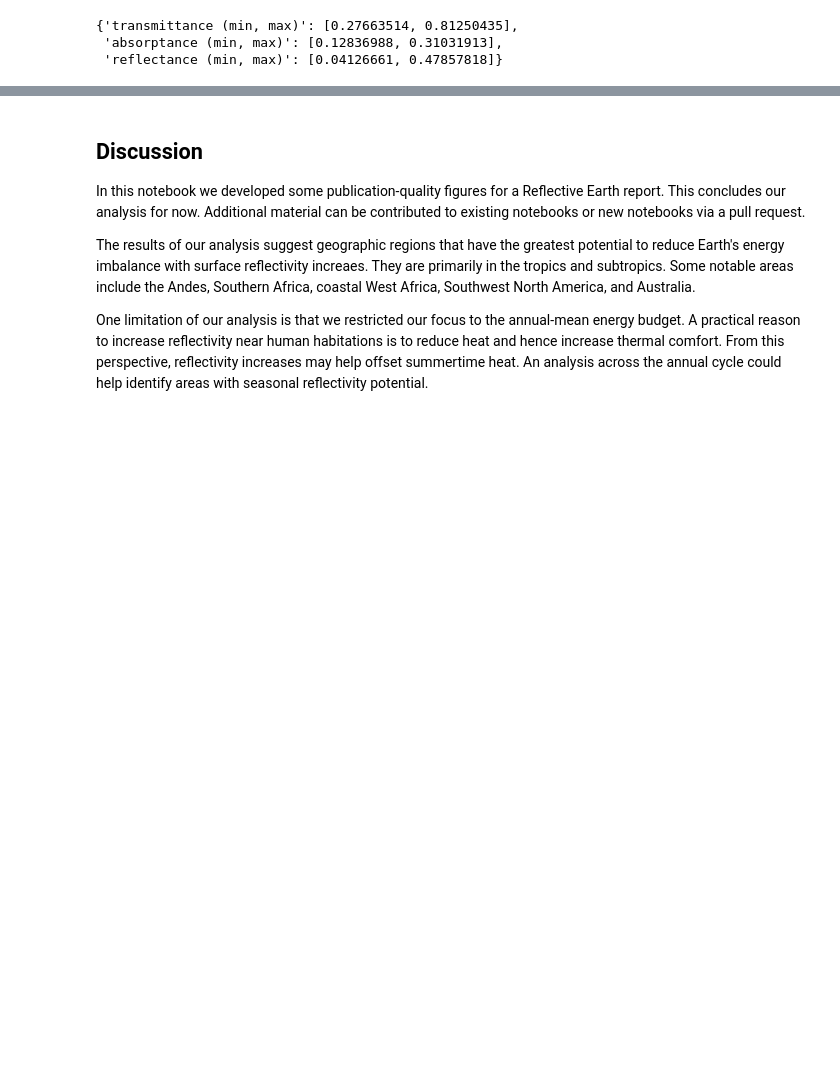
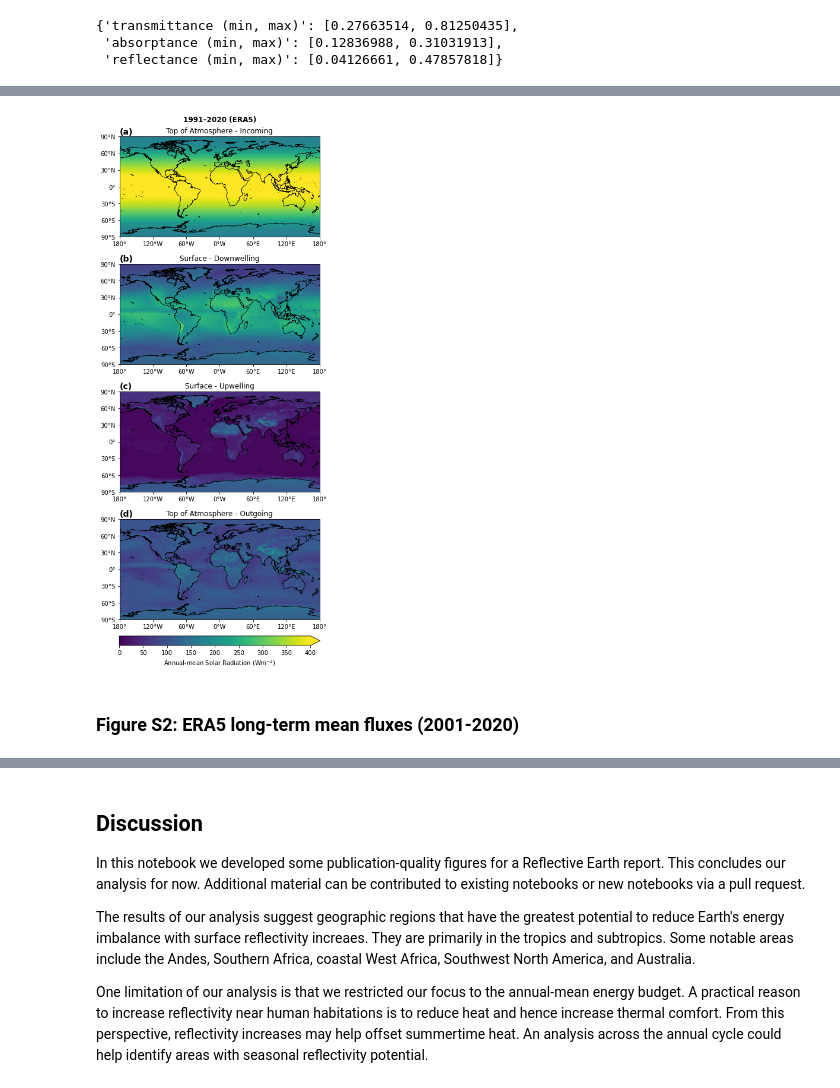
Before and after one commit to ReflectiveEarth/reflective-potential, a Jupyter notebook: notebooks/05-Visualize.ipynb, the cells around one changed output, grey strips where cells are left out. Cells and saved outputs as stored; diff of their text form; code cells hidden in the pictures; blank space fills up the shorter version.

```diff
--- a/notebooks/05-Visualize.ipynb
+++ b/notebooks/05-Visualize.ipynb
@@ -230,0 +252,43 @@ plt.savefig(os.path.join(data_dir, "RER1_Fig3.png"),
+# %%
+rom_analysis = xr.open_dataset(os.path.join(data_dir, "rom_analysis.nc"))
+
+lons = rom_analysis.longitude.data
+lats = rom_analysis.latitude.data
+tisr = rom_analysis.tisr.data
+ssrd = rom_analysis.ssrd.data
+tosr = rom_analysis.tosr.data
+ssru = rom_analysis.ssru.data
+# %%
+fig, axs = plt.subplots(4, 1, figsize=(11,14),
+                        subplot_kw=dict(projection=ccrs.PlateCarree()))
+cmap = cm.viridis
+norm = colors.Normalize(vmin=0, vmax=400)
+ax1 = axs[0]
+ax2 = axs[1]
+ax3 = axs[2]
+ax4 = axs[3]
+
+plot_geodata(ax1, lats, lons, tisr, 40, 0, 400, cmap, norm, "Top of Atmosphere - Incoming")
+plot_geodata(ax2, lats, lons, ssrd, 40, 0, 400, cmap, norm, "Surface - Downwelling")
+plot_geodata(ax3, lats, lons, ssru, 40, 0, 400, cmap, norm, "Surface - Upwelling")
+plot_geodata(ax4, lats, lons, tosr, 40, 0, 400, cmap, norm, "Top of Atmosphere - Outgoing")
+
+ax1.text(-180, 95, "(a)", fontsize=14, fontweight="bold")
+ax2.text(-180, 95, "(b)", fontsize=14, fontweight="bold")
+ax3.text(-180, 95, "(c)", fontsize=14, fontweight="bold")
+ax4.text(-180, 95, "(d)", fontsize=14, fontweight="bold")
+
+fig.tight_layout(pad=2.0)
+fig.suptitle("1991–2020 (ERA5)",
+             y=0.999, fontweight="bold")
+cbar = fig.colorbar(cm.ScalarMappable(norm=norm, cmap=cmap), ax=axs,
+                    orientation='horizontal', fraction=.1, shrink=0.45,
+                    pad=0.03, extend="max")
+cbar.ax.xaxis.set_ticks(np.arange(0, 401, 50), minor=True)
+cbar.set_label("Annual-mean Solar Radiation ($\mathrm{W m^{-2}}$)")
+plt.savefig(os.path.join(data_dir, "ERL_FigS1.png"),
+            dpi=300, bbox_inches="tight", facecolor="white")
+# %% [output]
+[figure, added]
+# %% [markdown]
+### Figure S2: ERA5 long-term mean fluxes (2001-2020)
```
Also changed, not shown: parts of 12 cells of this notebook.
